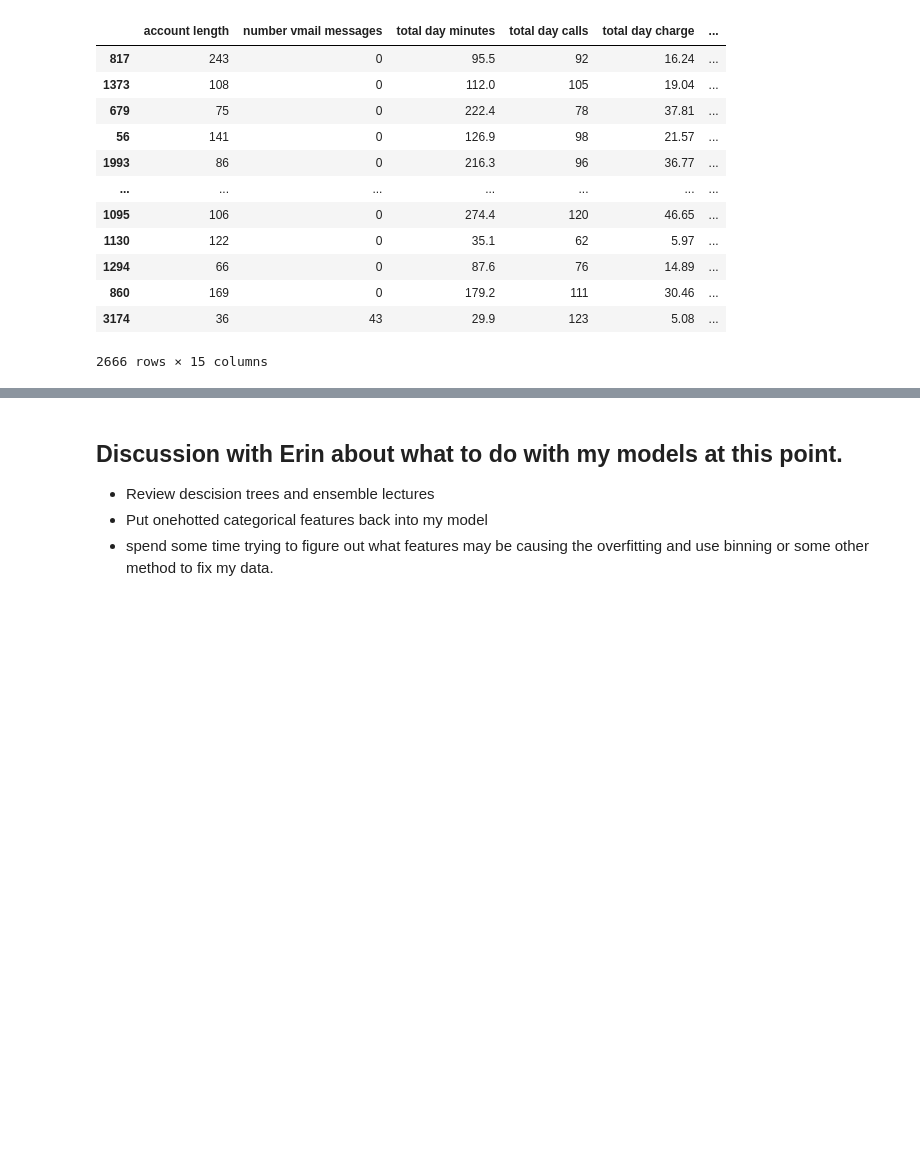
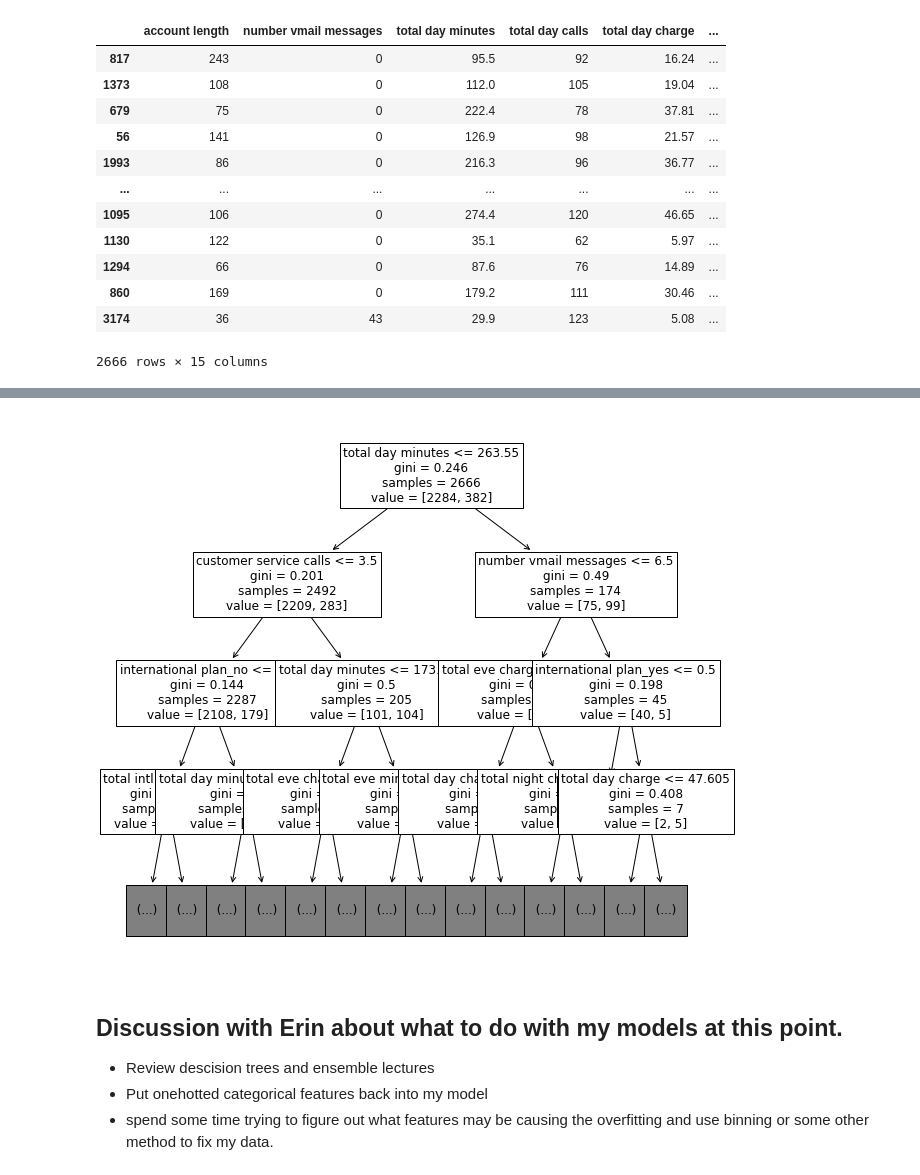
Before and after one commit to oklena/SyriaTel_Customer_Churn, a Jupyter notebook: notebooks/eda/Reuben_EDA.ipynb, the cells around one changed output, grey strips where cells are left out. Saved outputs shown, nothing was run; the diff lists cells and outputs as text; code cells hidden in the pictures; blank space fills up the shorter version.

Commit message:
I made a decision tree and a crosstab table.

```diff
--- a/notebooks/eda/Reuben_EDA.ipynb
+++ b/notebooks/eda/Reuben_EDA.ipynb
@@ -451,0 +507,5 @@ array([[2284,    0],
+# %%
+# Ali asked us to make a decision tree classifier model.
+
+dtc = DecisionTreeClassifier()
+dtc.fit(X_train_fm, y_train)
@@ -452,3 +553,8 @@ array([[2284,    0],
+# %%
+fig, ax= plt.subplots(figsize=(10,10))
+plot_tree(dtc, max_depth=3, feature_names=X_train_fm.columns, ax=ax, fontsize=12);
+# %% [output]
+[figure, added]
 # %% [markdown]
 ## Discussion with Erin about what to do with my models at this point.
 - Review descision trees and ensemble lectures
```
Also changed, not shown: parts of 46 cells of this notebook.
